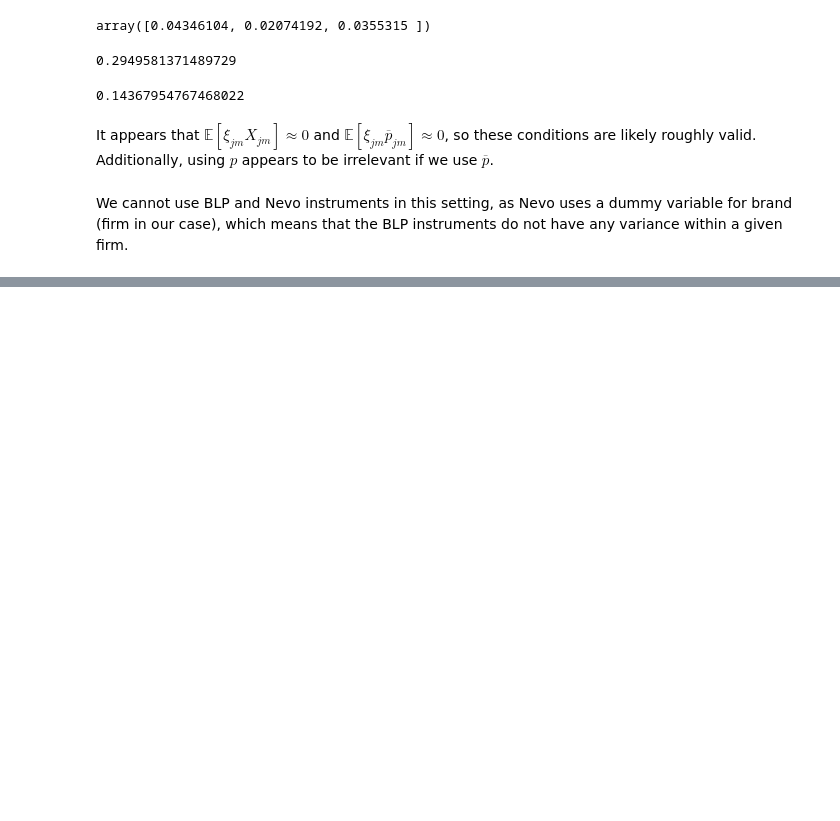
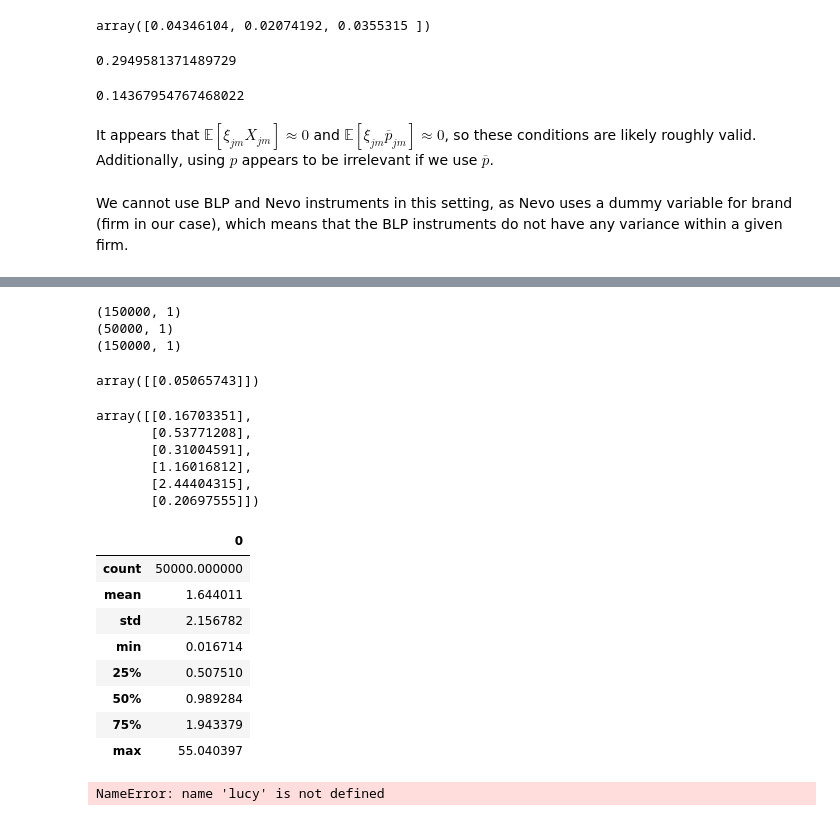
Before and after one commit to lukas-hager/uw_grad_school_code, a Jupyter notebook: ECON-532/Assignment 2/ps2_notebook.ipynb, the cells around one changed output, grey strips where cells are left out. Saved outputs shown, nothing was run; the diff lists cells and outputs as text; code cells hidden in the pictures; blank space fills up the shorter version.

```diff
--- a/ECON-532/Assignment 2/ps2_notebook.ipynb
+++ b/ECON-532/Assignment 2/ps2_notebook.ipynb
@@ -249,0 +337,28 @@ P_opt.shape
+# %%
+mkts = 100
+prods = 3
+
+# set a seed
+rand.seed(seed=900)
+
+# import data
+x1,xi_all,w,eta,Z,alphas,P_opt,shares = import_data(mkts,prods)
+
+# get number of consumers
+n_consumers = alphas.shape[1]
+
+# simulate consumers
+# lucy = pd.read_csv('~/Desktop/test.csv')
+nu_i_fixed = rand.lognormal(size = n_consumers * mkts).reshape(-1,1)
+# nu_i_fixed = lucy.to_numpy()
+# nu_i_fixed = alphas.reshape(-1,1) - 1.
+# get instruments
+
+Z = get_demand_instruments(x1, prods, mkts)
+
+# optimize GMM for different values
+
+results_dict = {x: gmm_min(x, Z, nu_i_fixed) for x in np.arange(1.,5.,1.)}
+
+# gmm_min(1., Z, nu_i_fixed)
+# gmm_obj(1., Z, nu_i_fixed)
@@ -249,0 +426,30 @@ P_opt.shape
+# %%
+print(sum_terms.shape)
+print(d_terms.shape)
+print(u_exp.shape)
+# %% [output]
+(150000, 1)
+(50000, 1)
+(150000, 1)
+# %%
+rand.seed(seed=700)
+
+X = np.column_stack([x1,P_opt.T.reshape(-1,1)])
+d = get_delta(.64552633, rand.lognormal(size = n_consumers * mkts).reshape(-1,1)).reshape(-1,1)
+#d = get_delta(.6455, lucy.to_numpy()).reshape(-1,1)
+#d = lucy.to_numpy().reshape(-1,1)
+W0 = np.linalg.inv(Z.T @ Z)
+t_hat = np.linalg.inv(X.T @ Z @ W0 @ Z.T @ X) @ X.T @ Z @ W0 @ Z.T @ d
+
+(d - X @ t_hat).T @ Z @ np.linalg.inv(Z.T @ Z) @ Z.T @ (d - X @ t_hat)
+# %% [output]
+array([[0.05065743]])
+# %%
+nu_i_fixed[:6]
+# %% [output]
+array([[0.16703351],
+       [0.53771208],
+       [0.31004591],
+       [1.16016812],
+       [2.44404315],
+       [0.20697555]])
@@ -249,0 +458,16 @@ P_opt.shape
+# %%
+pd.DataFrame(nu_i_fixed).describe()
+# %% [output]
+|  | 0 |
+| count | 50000.000000 |
+| mean | 1.644011 |
+| std | 2.156782 |
+| min | 0.016714 |
+| 25% | 0.507510 |
+| 50% | 0.989284 |
+| 75% | 1.943379 |
+| max | 55.040397 |
+# %%
+pd.DataFrame(lucy.to_numpy()).describe()
+# %% [output]
+NameError: name 'lucy' is not defined
```
Also changed, not shown: parts of 42 cells of this notebook, 4 other files.
